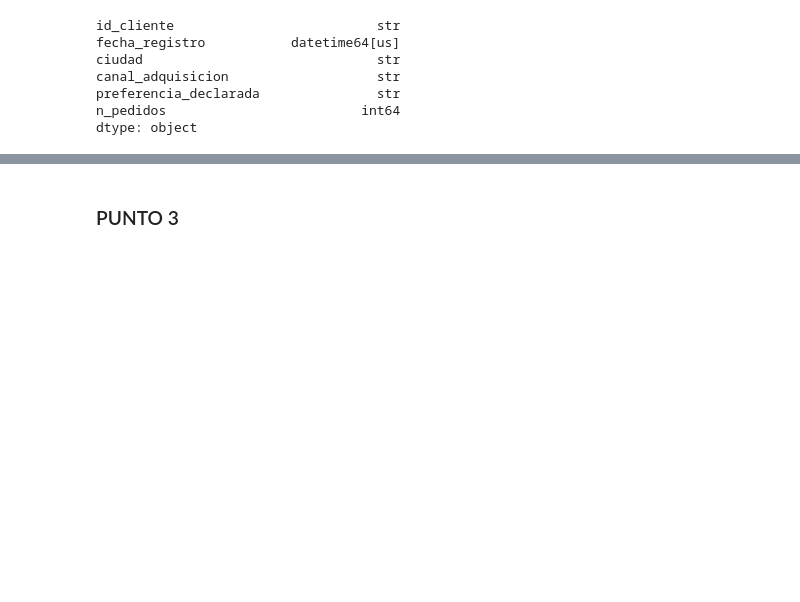
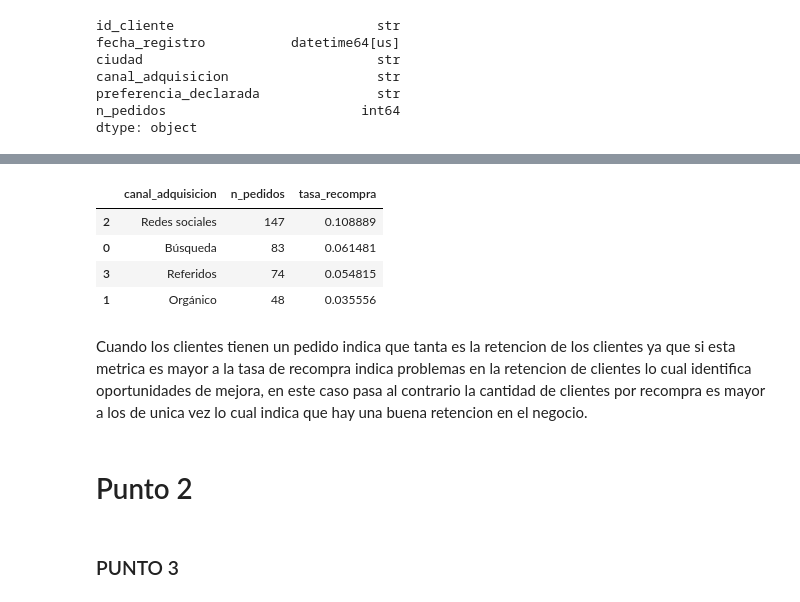
Before and after one commit to Sebast68h/Taller11-Aplicaciones, a Jupyter notebook: clase11copy.ipynb, the cells around one changed output, grey strips where cells are left out. Saved outputs shown, nothing was run; the diff lists cells and outputs as text; code cells hidden in the pictures; blank space fills up the shorter version.

```diff
--- a/clase11copy.ipynb
+++ b/clase11copy.ipynb
@@ -120,0 +125,11 @@ fig_recompra
+# %%
+punto1a = final.query("n_pedidos == 1").groupby("canal_adquisicion")["n_pedidos"].count().reset_index()
+punto1a["tasa_recompra"] = (punto1a["n_pedidos"]/final.shape[0])
+punto1a = punto1a.sort_values(by= "tasa_recompra",ascending= False)
+punto1a
+# %% [output]
+|  | canal_adquisicion | n_pedidos | tasa_recompra |
+| 2 | Redes sociales | 147 | 0.108889 |
+| 0 | Búsqueda | 83 | 0.061481 |
+| 3 | Referidos | 74 | 0.054815 |
+| 1 | Orgánico | 48 | 0.035556 |
@@ -121,3 +141,7 @@ fig_recompra
+# %% [markdown]
+Cuando los clientes tienen un pedido indica que tanta es la retencion de los clientes ya que si esta metrica es mayor a la tasa de recompra indica problemas en la retencion de clientes lo cual identifica oportunidades de mejora, en este caso pasa al contrario la cantidad de clientes por recompra es mayor a los de unica vez lo cual indica que hay una buena retencion en el negocio.
+# %% [markdown]
+# Punto 2
 # %% [markdown]
 ### PUNTO 3
 # %%
```
Also changed, not shown: parts of 4 cells of this notebook, 1 other file.
